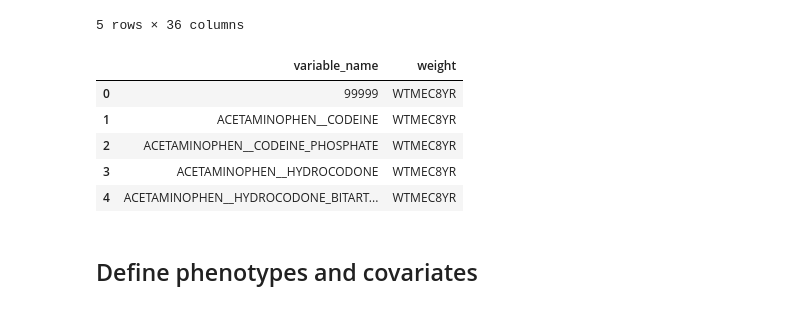
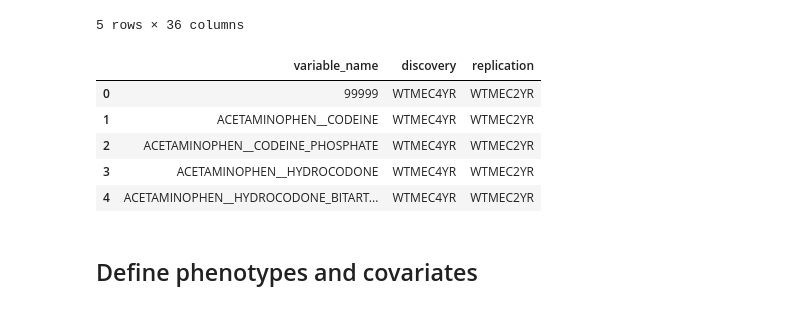
Before and after one commit to tomszar/PheEWAS_sexdiff, a Jupyter notebook: Code/02_QC.ipynb, the cells around one changed output. Saved outputs shown, nothing was run; the diff lists cells and outputs as text; code cells hidden in the pictures.

```diff
--- a/Code/02_QC.ipynb
+++ b/Code/02_QC.ipynb
@@ -63,14 +81,14 @@ var_description.head()
 # %%
 os.chdir(datapath)
 # These files map variables to their correct weights, and were compiled by reading throught the NHANES codebook
-var_weights = pd.read_csv("VarWeights8yr.csv")
+var_weights = pd.read_csv("VarWeights.csv")
 var_weights.head()
 # %% [output]
-|  | variable_name | weight |
-| 0 | 99999 | WTMEC8YR |
-| 1 | ACETAMINOPHEN__CODEINE | WTMEC8YR |
-| 2 | ACETAMINOPHEN__CODEINE_PHOSPHATE | WTMEC8YR |
-| 3 | ACETAMINOPHEN__HYDROCODONE | WTMEC8YR |
-| 4 | ACETAMINOPHEN__HYDROCODONE_BITART... | WTMEC8YR |
+|  | variable_name | discovery | replication |
+| 0 | 99999 | WTMEC4YR | WTMEC2YR |
+| 1 | ACETAMINOPHEN__CODEINE | WTMEC4YR | WTMEC2YR |
+| 2 | ACETAMINOPHEN__CODEINE_PHOSPHATE | WTMEC4YR | WTMEC2YR |
+| 3 | ACETAMINOPHEN__HYDROCODONE | WTMEC4YR | WTMEC2YR |
+| 4 | ACETAMINOPHEN__HYDROCODONE_BITART... | WTMEC4YR | WTMEC2YR |
 # %%
 # Convert the data to two dictionaries for convenience
```
Also changed, not shown: parts of 69 cells of this notebook.
